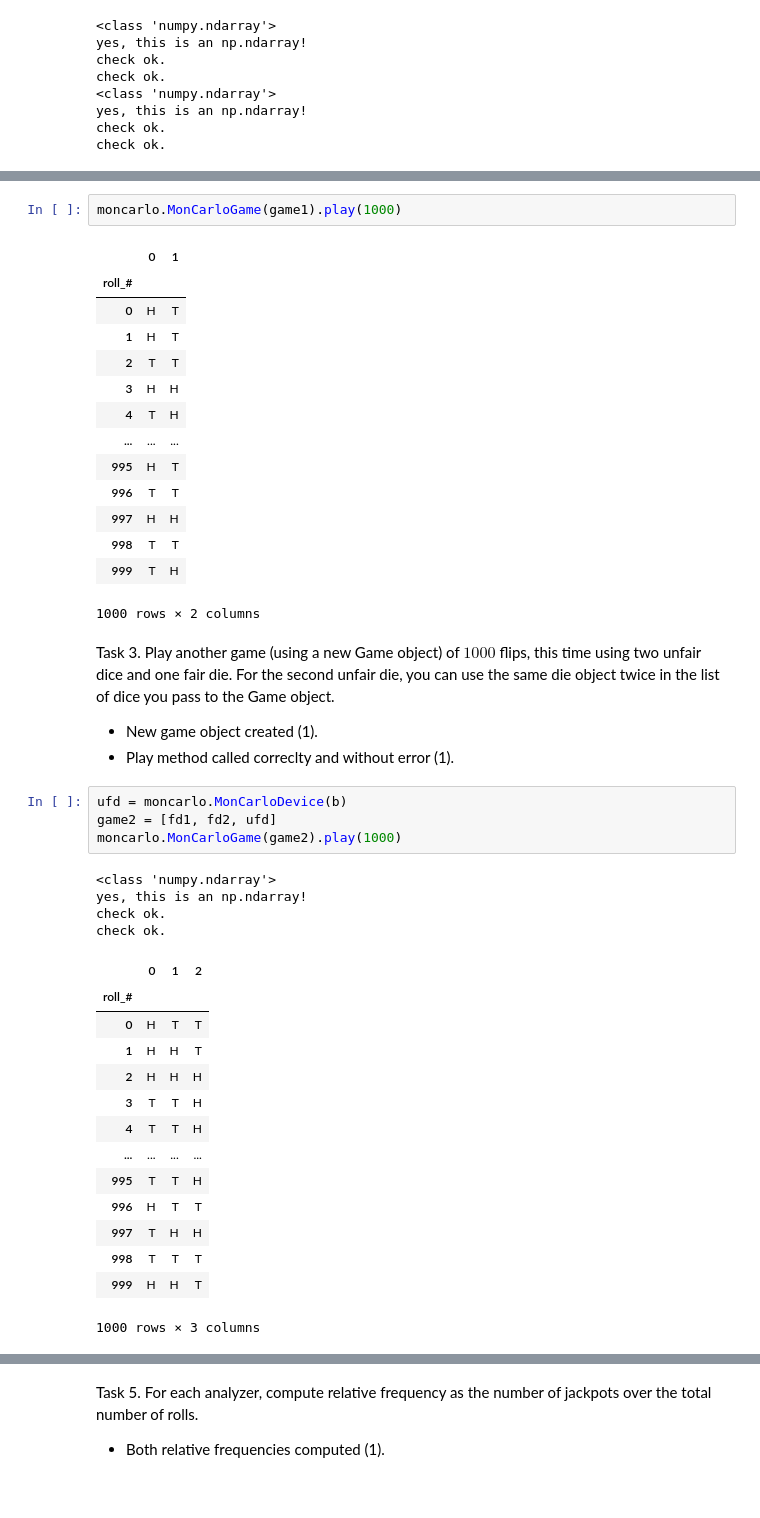
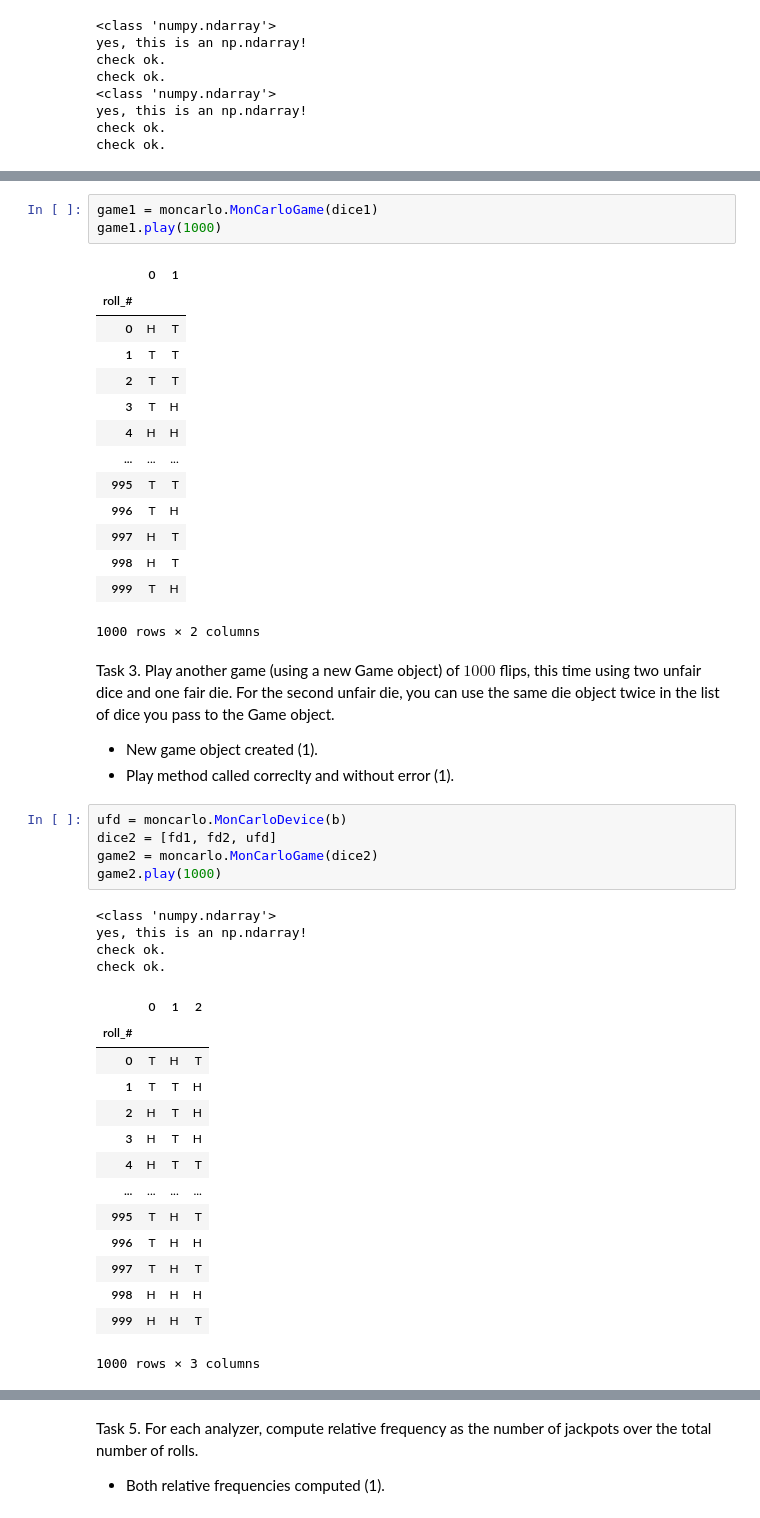
Before and after one commit to virginia-vrb9e/MONCARLO, a Jupyter notebook: moncarlo/DS51200_inner_FinalProjectTemplate.ipynb, the cells around one changed output, grey strips where cells are left out. Drawn from its saved outputs; the diff is of its cells as text.

```diff
--- a/moncarlo/DS51200_inner_FinalProjectTemplate.ipynb
+++ b/moncarlo/DS51200_inner_FinalProjectTemplate.ipynb
@@ -206,18 +206,19 @@ game1 = [fd1, fd2]
 # %%
-moncarlo.MonCarloGame(game1).play(1000)
+game1 = moncarlo.MonCarloGame(dice1)
+game1.play(1000)
 # %% [output]
 |  | 0 | 1 |
 | roll_# |  |  |
 | 0 | H | T |
-| 1 | H | T |
+| 1 | T | T |
 | 2 | T | T |
-| 3 | H | H |
-| 4 | T | H |
+| 3 | T | H |
+| 4 | H | H |
 | ... | ... | ... |
-| 995 | H | T |
-| 996 | T | T |
-| 997 | H | H |
-| 998 | T | T |
+| 995 | T | T |
+| 996 | T | H |
+| 997 | H | T |
+| 998 | H | T |
 | 999 | T | H |
 1000 rows × 2 columns
 # %% [markdown]
@@ -227,25 +228,26 @@ Task 3. Play another game (using a new Game object) of $1000$ flips, this time u
 - Play method called correclty and without error (1).
 # %%
 ufd = moncarlo.MonCarloDevice(b)
-game2 = [fd1, fd2, ufd]
-moncarlo.MonCarloGame(game2).play(1000)
+dice2 = [fd1, fd2, ufd]
+game2 = moncarlo.MonCarloGame(dice2)
+game2.play(1000)
 # %% [output]
 <class 'numpy.ndarray'>
 yes, this is an np.ndarray!
 check ok.
 check ok.
 |  | 0 | 1 | 2 |
 | roll_# |  |  |  |
-| 0 | H | T | T |
-| 1 | H | H | T |
-| 2 | H | H | H |
-| 3 | T | T | H |
-| 4 | T | T | H |
+| 0 | T | H | T |
+| 1 | T | T | H |
+| 2 | H | T | H |
+| 3 | H | T | H |
+| 4 | H | T | T |
 | ... | ... | ... | ... |
-| 995 | T | T | H |
-| 996 | H | T | T |
-| 997 | T | H | H |
-| 998 | T | T | T |
+| 995 | T | H | T |
+| 996 | T | H | H |
+| 997 | T | H | T |
+| 998 | H | H | H |
 | 999 | H | H | T |
 1000 rows × 3 columns
 # %% [markdown]
```
Also changed, not shown: parts of 4 cells of this notebook, 2 other files.
